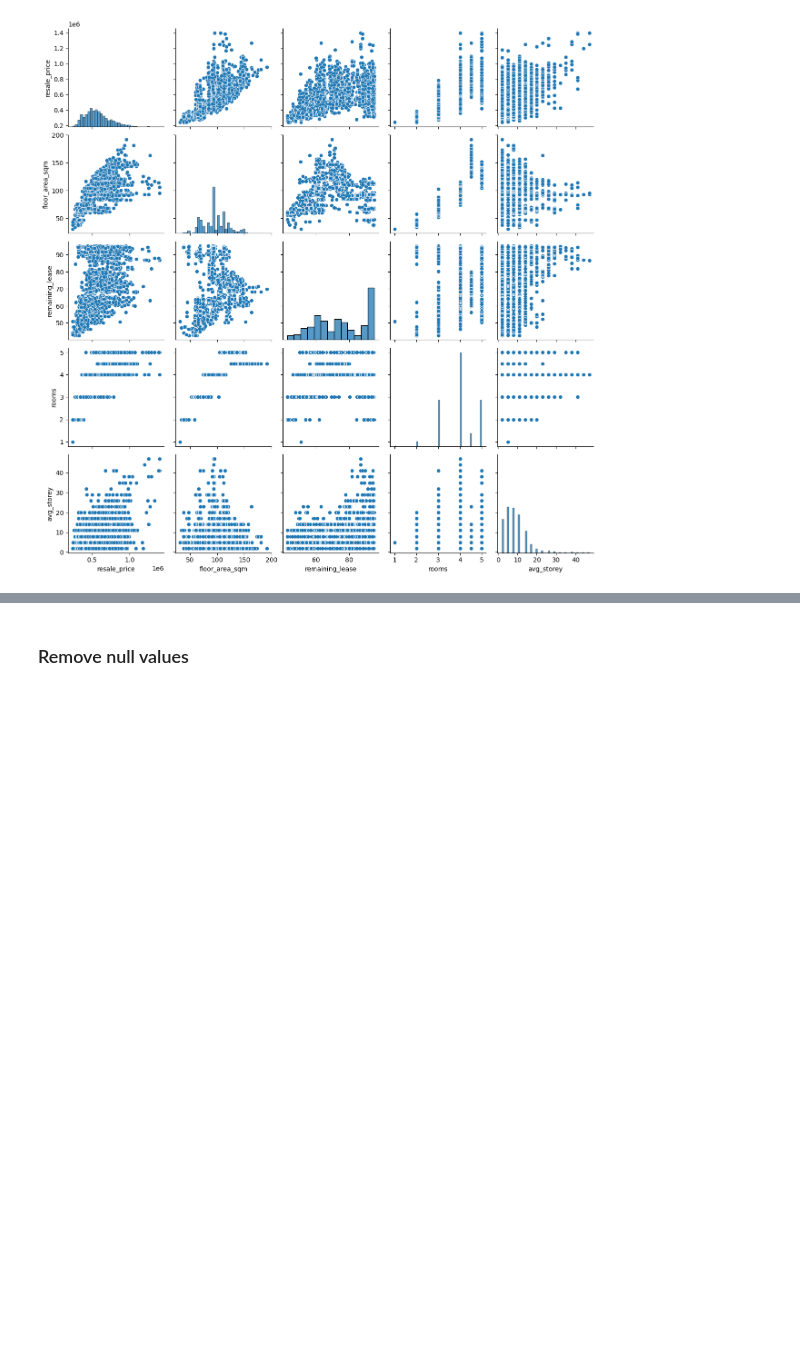
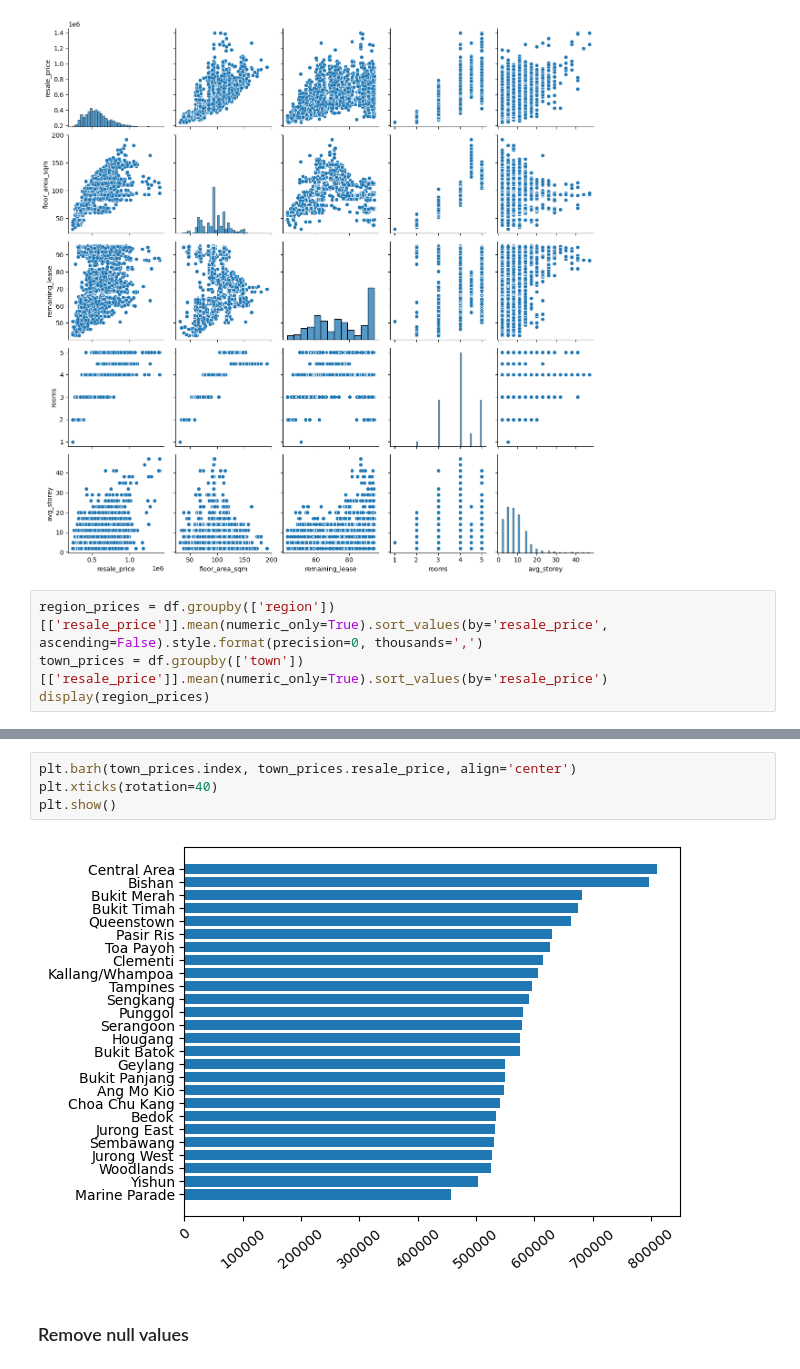
Before and after one commit to sienlonglim/ml_webapp, a Jupyter notebook: model_building.ipynb, the cells around one changed output, grey strips where cells are left out. Saved outputs shown, nothing was run; the diff lists cells and outputs as text; blank space fills up the shorter version.

```diff
--- a/model_building.ipynb
+++ b/model_building.ipynb
@@ -46,3 +46,7 @@ sns.pairplot(impt_features)
 plt.show()
 # %% [output]
 [figure]
+# %%
+region_prices = df.groupby(['region'])[['resale_price']].mean(numeric_only=True).sort_values(by='resale_price', ascending=False).style.format(precision=0, thousands=',')
+town_prices = df.groupby(['town'])[['resale_price']].mean(numeric_only=True).sort_values(by='resale_price')
+display(region_prices)
@@ -49,3 +61,9 @@ plt.show()
+# %%
+plt.barh(town_prices.index, town_prices.resale_price, align='center')
+plt.xticks(rotation=40)
+plt.show()
+# %% [output]
+[figure, added]
 # %% [markdown]
 ### Remove null values
 # %%
```
Also changed, not shown: parts of 10 cells of this notebook.
